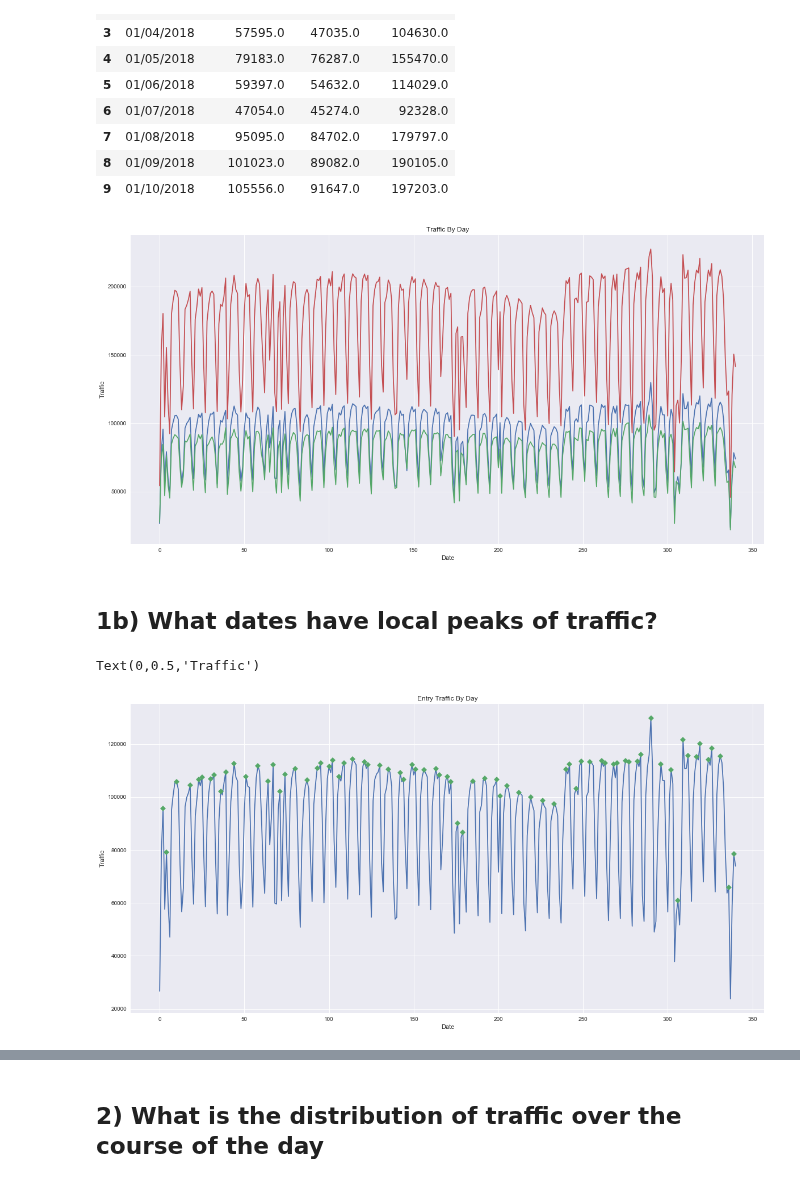
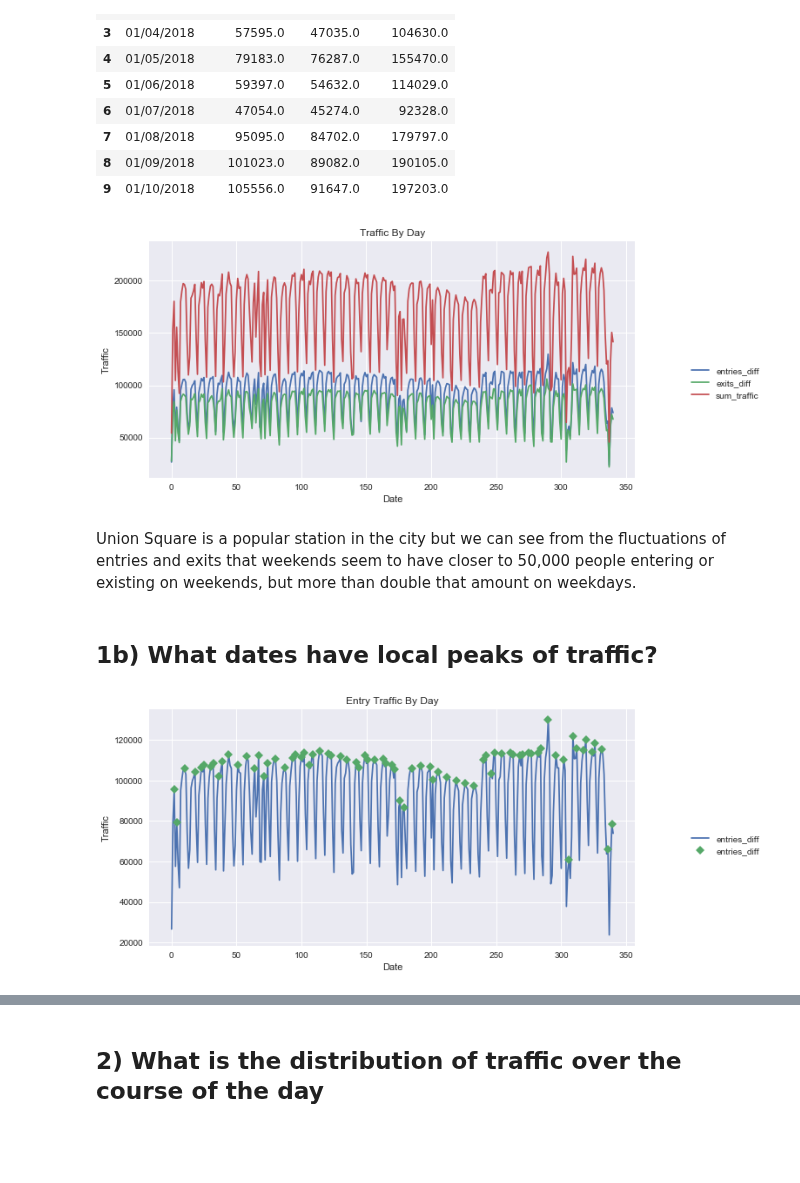
Before and after one commit to MahfuzurRahmanMiah/MTA_Turnstile_Data, a Jupyter notebook: MTA_Turnstile_Data_Report.ipynb, the cells around one changed output, grey strips where cells are left out. Saved outputs shown, nothing was run; the diff lists cells and outputs as text; code cells hidden in the pictures; blank space fills up the shorter version.

```diff
--- a/MTA_Turnstile_Data_Report.ipynb
+++ b/MTA_Turnstile_Data_Report.ipynb
@@ -579,40 +581,42 @@ df_traffic.head(10)
 # %%
 def plottraffic(df, c1):
     return plt.plot(df[c1])
 
-#months = mdates.MonthLocator()  # every month
-
 #fig, ax = plt.subplots()
-plt.figure(figsize=(20, 10))
+plt.figure(figsize=(10, 5))
 ax1 = plottraffic(df_traffic,'entries_diff')
 ax2 = plottraffic(df_traffic,'exits_diff')
 ax3 = plottraffic(df_traffic, 'sum_traffic')
 plt.title('Traffic By Day')
 plt.xlabel('Date')
 plt.ylabel('Traffic')
+plt.legend(loc='best', bbox_to_anchor=(1.1, 0.5), ncol=1)
 # NEED TO FIX LABELS
 #plt.xticks(np.arange(len(df_traffic['date'])), (df_traffic['date'].apply(lambda x: datetime.datetime.strptime(x,'%m/%d/%Y').strftime('%B'))))
 plt.show()
 # %% [output]
-[figure, old version]
+[figure, new version]
+# %% [markdown]
+Union Square is a popular station in the city but we can see from the fluctuations of entries and exits that weekends seem to have closer to 50,000 people entering or existing on weekends, but more than double that amount on weekdays.
 # %% [markdown]
 ## 1b) What dates have local peaks of traffic?
 # %%
 # PUT PEAKS
-plt.figure(figsize=(20, 10))
+plt.figure(figsize=(10, 5))
 xdf = traffic_day(dfc,"entries_diff")
 x = xdf.entries_diff
-peaks, _ = find_peaks(x, height=0)
+peaks, _ = find_peaks(x, height=10)
 plt.plot(x)
 plt.plot(peaks, x[peaks], "D")
 df_peaks = xdf.iloc[peaks]
 plt.title('Entry Traffic By Day')
 plt.xlabel('Date')
 plt.ylabel('Traffic')
+plt.legend(loc='best', bbox_to_anchor=(1.1, 0.5), ncol=1)
+plt.show()
 #df_peaks.head()
 #plt.plot(np.zeros_like(x), "--", color="gray")
 # %% [output]
-Text(0,0.5,'Traffic')
-[figure, old version]
+[figure, new version]
 # %%
 # PUT PEAKS
```
Also changed, not shown: parts of 13 cells of this notebook.
